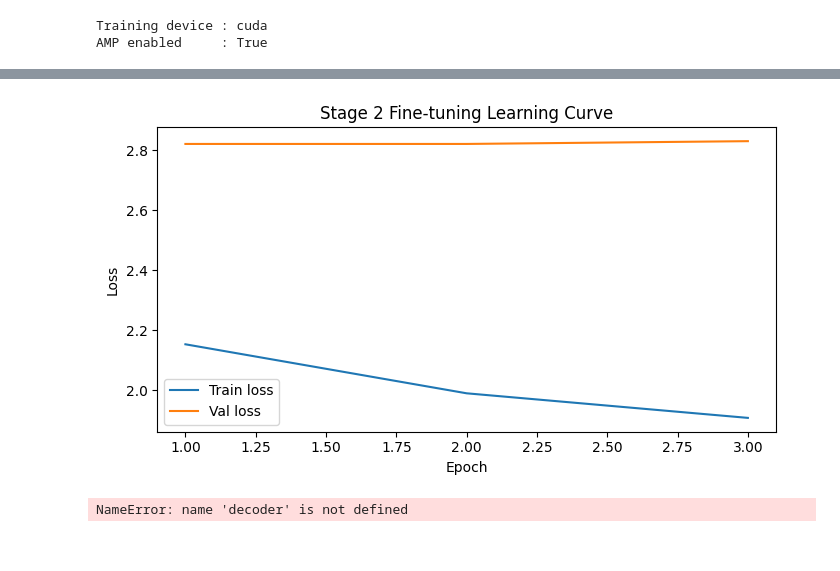
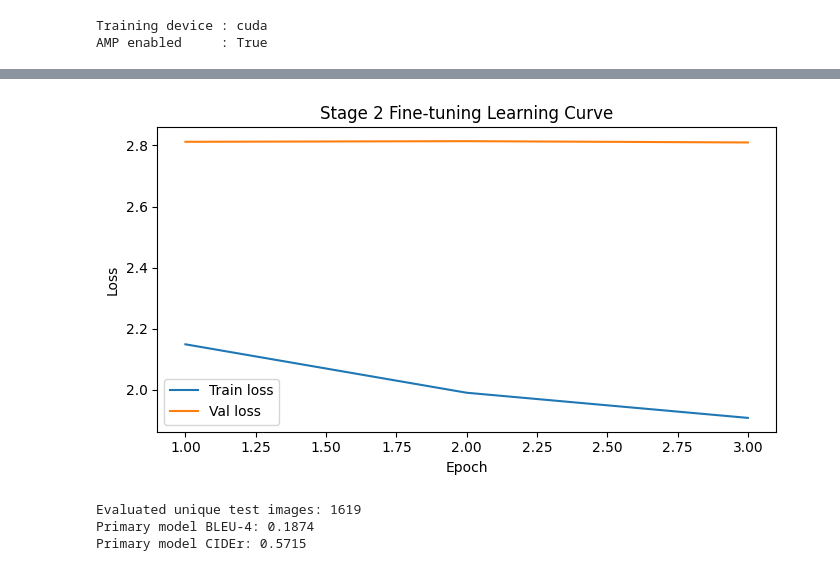
Before and after one commit to Zyx8890/APS360_Deep_Learning, a Jupyter notebook: Project/src/DL_project.ipynb, the cells around one changed output, grey strips where cells are left out. Drawn from its saved outputs; the diff is of its cells as text; code cells hidden in the pictures.

```diff
--- a/Project/src/DL_project.ipynb
+++ b/Project/src/DL_project.ipynb
@@ -697,5 +726,16 @@ Epoch 5/5  train loss: 2.1792  val loss: 2.8362
 # %%
 # 7) Stage 2 fine-tuning — unfreeze last ResNet block and train at lower LR
+required = [
+    'encoder', 'decoder', 'run_epoch', 'train_loader', 'val_loader',
+    'device', 'amp', 'torch'
+]
+missing = [name for name in required if name not in globals()]
+if missing:
+    raise RuntimeError(
+        'Stage 2 prerequisites missing: ' + ', '.join(missing) +
+        '. Run Cells 17 to 22 first (model/data/training setup + Stage 1).'
+    )
+
 def unfreeze_last_block(model):
     for name, param in model.cnn.named_parameters():
         if name.startswith("7."):
@@ -735,3 +775,3 @@ FT Epoch 3/3  train loss: 1.9078  val loss: 2.8299
-[figure, old version]
+[figure, new version]
 # %%
 # 8) Decoding helpers
@@ -764,22 +823,70 @@ def decode_tokens(tokens):
     return " ".join(words)
 # %%
 # 9) Evaluate BLEU-4 and CIDEr on test set
+required = [
+    'encoder', 'decoder', 'test_names', 'captions_by_image',
+    'image_dir', 'resnet_transforms', 'device', 'DataLoader', 'Dataset',
+    'SmoothingFunction', 'sentence_bleu', 'np', 'clean_caption',
+    'greedy_decode', 'decode_tokens', 'max_len', 'Path', 'Image'
+]
+missing = [name for name in required if name not in globals()]
+if missing:
+    raise RuntimeError(
+        'Evaluation prerequisites missing: ' + ', '.join(missing) +
+        '. Run Cells 3 to 24 in order first.'
+    )
+
+# Evaluate once per unique test image (avoids duplicate weighting from caption-level samples).
+unique_test_names = sorted(set(test_names))
+
+class EvalImageDataset(Dataset):
+    def __init__(self, image_dir, image_names, transform):
+        self.image_dir = Path(image_dir)
+        self.image_names = image_names
+        self.transform = transform
+
+    def __len__(self):
+        return len(self.image_names)
+
+    def __getitem__(self, idx):
+        img_name = self.image_names[idx]
+        img_path = self.image_dir / img_name
+        if not img_path.exists():
+            raise FileNotFoundError(f'Image not found: {img_path}')
+        image = Image.open(img_path).convert('RGB')
+        image = self.transform(image)
+        return image, img_name
+
+eval_batch_size = batch_size if 'batch_size' in globals() else (32 if device.type == 'cuda' else 16)
+eval_loader = DataLoader(
+    EvalImageDataset(image_dir, unique_test_names, resnet_transforms),
+    batch_size=eval_batch_size,
+    shuffle=False,
+    num_workers=0,
+    pin_memory=(device.type == 'cuda')
+)
+
+encoder.eval()
 decoder.eval()
-encoder.eval()
 
 generated = []
 references = []
 
-for images, _, _, names in test_loader:
+for images, names in eval_loader:
     images = images.to(device, non_blocking=True)
     with torch.no_grad():
         with torch.autocast(device_type=device.type, enabled=(device.type == 'cuda')):
             enc = encoder(images)
             pred_tokens = greedy_decode(enc, max_len=max_len)
+
     for i, img_name in enumerate(names):
         generated.append(decode_tokens(pred_tokens[i]))
+        if img_name not in captions_by_image:
+            raise KeyError(f'Image {img_name} not found in captions_by_image. Check split alignment.')
         refs = captions_by_image[img_name]
         references.append([clean_caption(r) for r in refs])
+
+print(f'Evaluated unique test images: {len(generated)}')
 
 # BLEU-4
 smooth = SmoothingFunction().method1
@@ -804,7 +911,9 @@ try:
     cider_score_primary, _ = cider_scorer.compute_score(gts, res)
     print(f"Primary model CIDEr: {cider_score_primary:.4f}")
 except Exception as e:
-    print("CIDEr evaluation skipped (pycocoevalcap not available).")
-    print("Error:", str(e))
+    print('CIDEr evaluation skipped (pycocoevalcap not available).')
+    print('Error:', str(e))
 # %% [output]
-NameError: name 'decoder' is not defined
+Evaluated unique test images: 1619
+Primary model BLEU-4: 0.1874
+Primary model CIDEr: 0.5715
```
Also changed, not shown: parts of 6 cells of this notebook.
